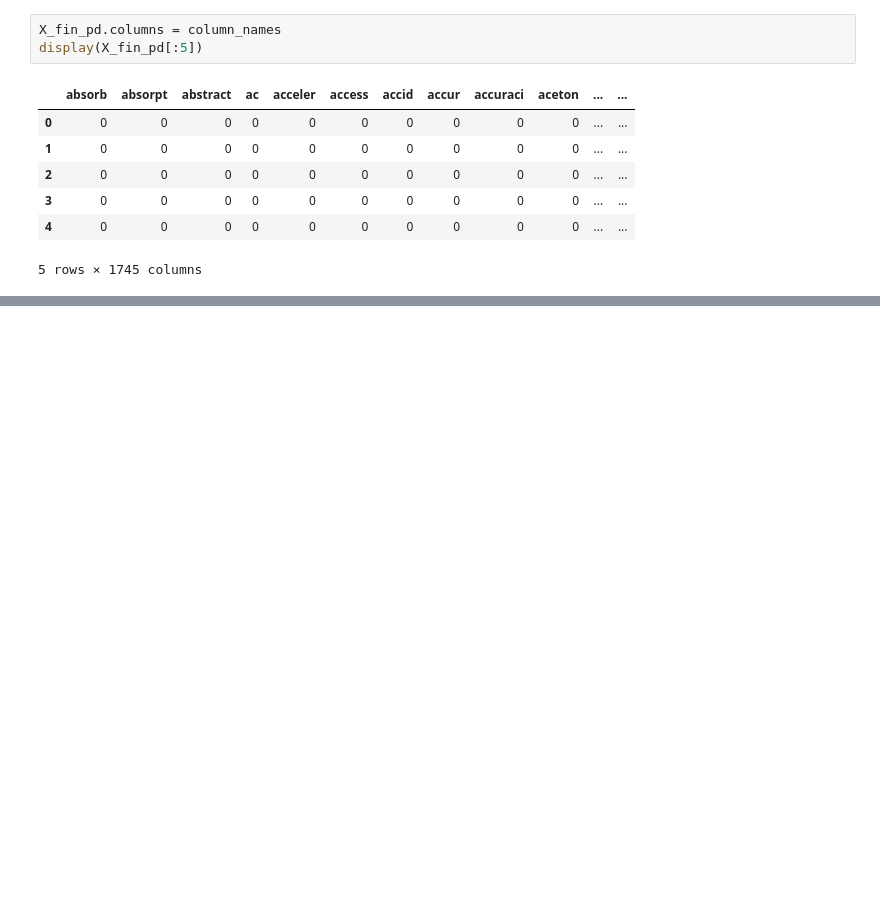
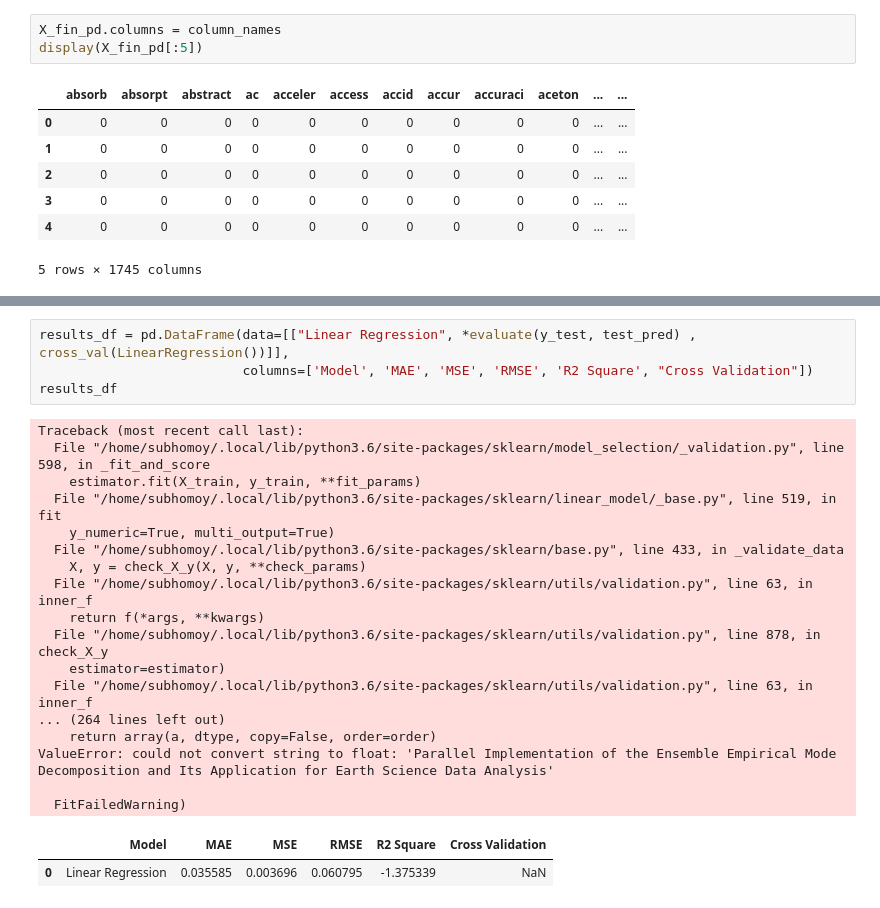
Before and after one commit to subhomoy-roy-choudhury/Research_Paper_Finder, a Jupyter notebook: research_papers_Analysis.ipynb, the cells around one changed output, grey strips where cells are left out. Saved outputs shown, nothing was run; the diff lists cells and outputs as text; blank space fills up the shorter version.

```diff
--- a/research_papers_Analysis.ipynb
+++ b/research_papers_Analysis.ipynb
@@ -278,0 +282,24 @@ __________________________________
+# %%
+results_df = pd.DataFrame(data=[["Linear Regression", *evaluate(y_test, test_pred) , cross_val(LinearRegression())]],
+                          columns=['Model', 'MAE', 'MSE', 'RMSE', 'R2 Square', "Cross Validation"])
+results_df
+# %% [output]
+Traceback (most recent call last):
+  File "/home/subhomoy/.local/lib/python3.6/site-packages/sklearn/model_selection/_validation.py", line 598, in _fit_and_score
+    estimator.fit(X_train, y_train, **fit_params)
+  File "/home/subhomoy/.local/lib/python3.6/site-packages/sklearn/linear_model/_base.py", line 519, in fit
+    y_numeric=True, multi_output=True)
+  File "/home/subhomoy/.local/lib/python3.6/site-packages/sklearn/base.py", line 433, in _validate_data
+    X, y = check_X_y(X, y, **check_params)
+  File "/home/subhomoy/.local/lib/python3.6/site-packages/sklearn/utils/validation.py", line 63, in inner_f
+    return f(*args, **kwargs)
+  File "/home/subhomoy/.local/lib/python3.6/site-packages/sklearn/utils/validation.py", line 878, in check_X_y
+    estimator=estimator)
+  File "/home/subhomoy/.local/lib/python3.6/site-packages/sklearn/utils/validation.py", line 63, in inner_f
+... (264 lines left out)
+    return array(a, dtype, copy=False, order=order)
+ValueError: could not convert string to float: 'Parallel Implementation of the Ensemble Empirical Mode Decomposition and Its Application for Earth Science Data Analysis'
+
+  FitFailedWarning)
+|  | Model | MAE | MSE | RMSE | R2 Square | Cross Validation |
+| 0 | Linear Regression | 0.035585 | 0.003696 | 0.060795 | -1.375339 | NaN |
```
Also changed, not shown: parts of 19 cells of this notebook, 17 other files.
